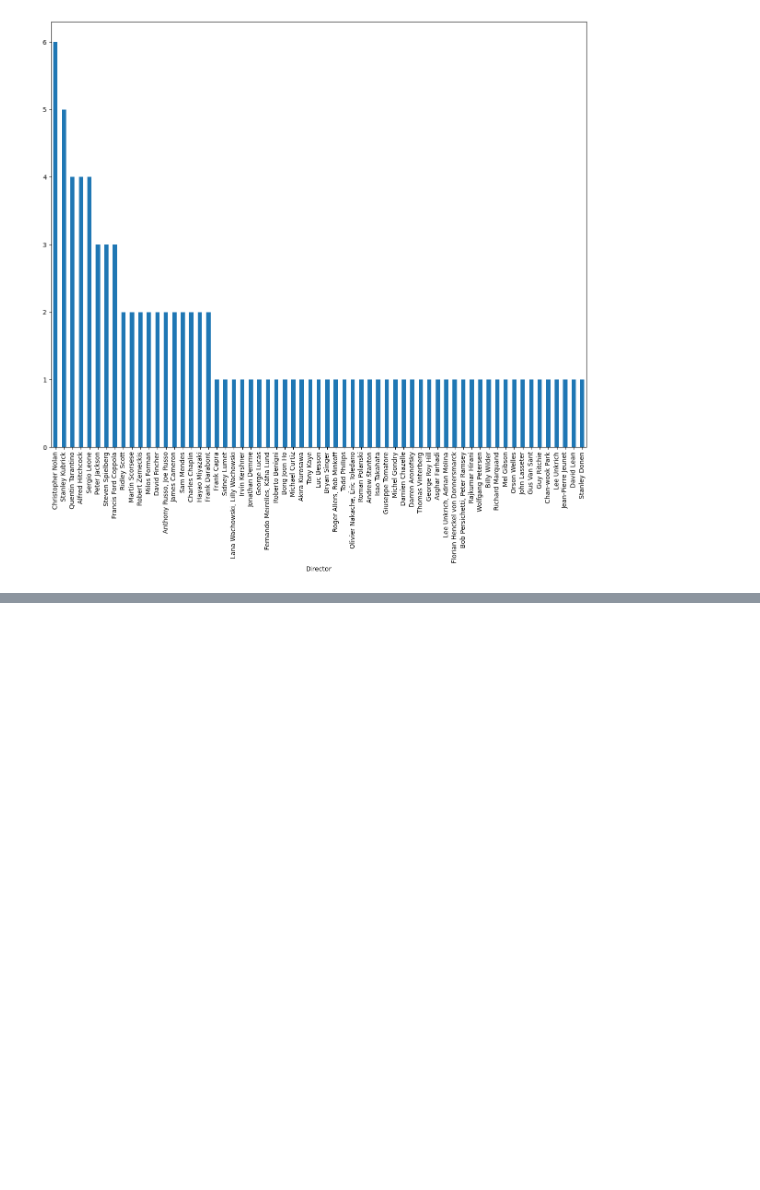
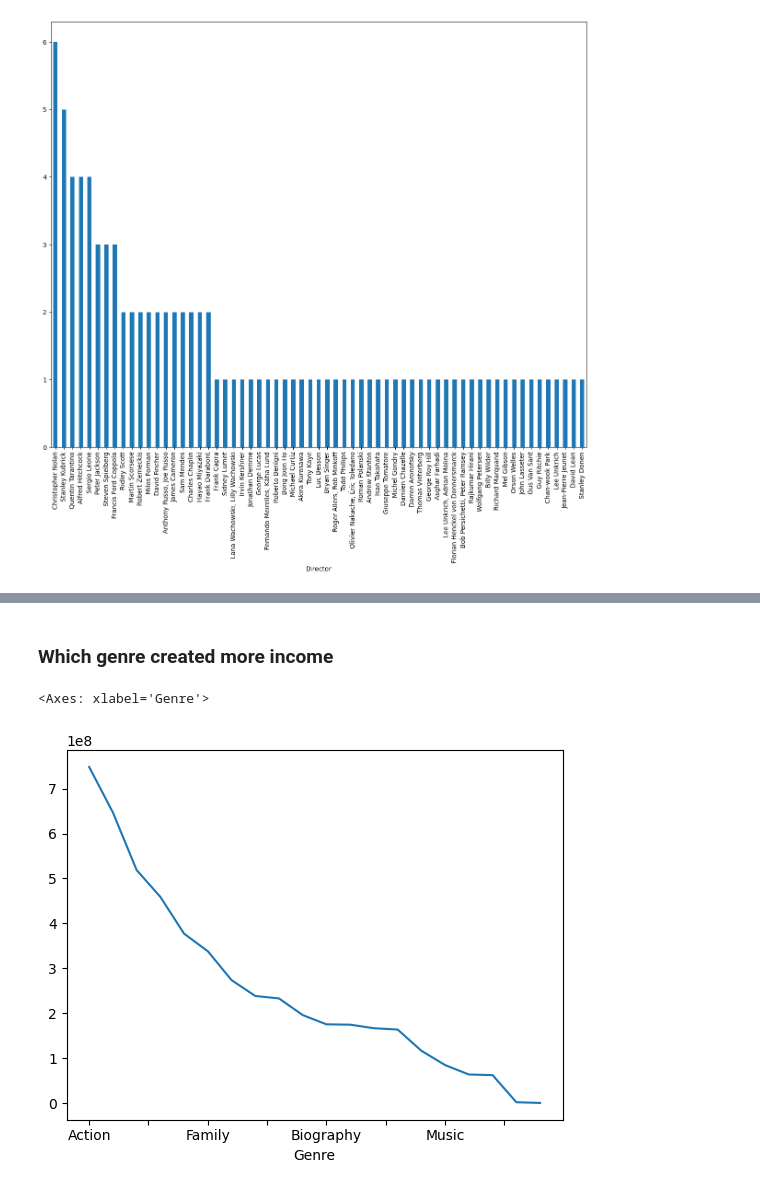
Before and after one commit to Sreesanth-e/EDA, a Jupyter notebook: IMDB/IMDB_EDA.ipynb, the cells around one changed output, grey strips where cells are left out. Drawn from its saved outputs; the diff is of its cells as text; code cells hidden in the pictures; blank space fills up the shorter version.

```diff
--- a/IMDB/IMDB_EDA.ipynb
+++ b/IMDB/IMDB_EDA.ipynb
@@ -1124,0 +1151,8 @@ df['Director'].value_counts().sort_values(ascending=False).plot(kind='bar' , fig
+# %% [markdown]
+### Which genre created more income
+# %%
+genre_income = exploded.groupby('Genre')['Income'].mean().sort_values(ascending=False)
+genre_income.plot(kind='line')
+# %% [output]
+<Axes: xlabel='Genre'>
+[figure, added]
```
Also changed, not shown: parts of 16 cells of this notebook.
